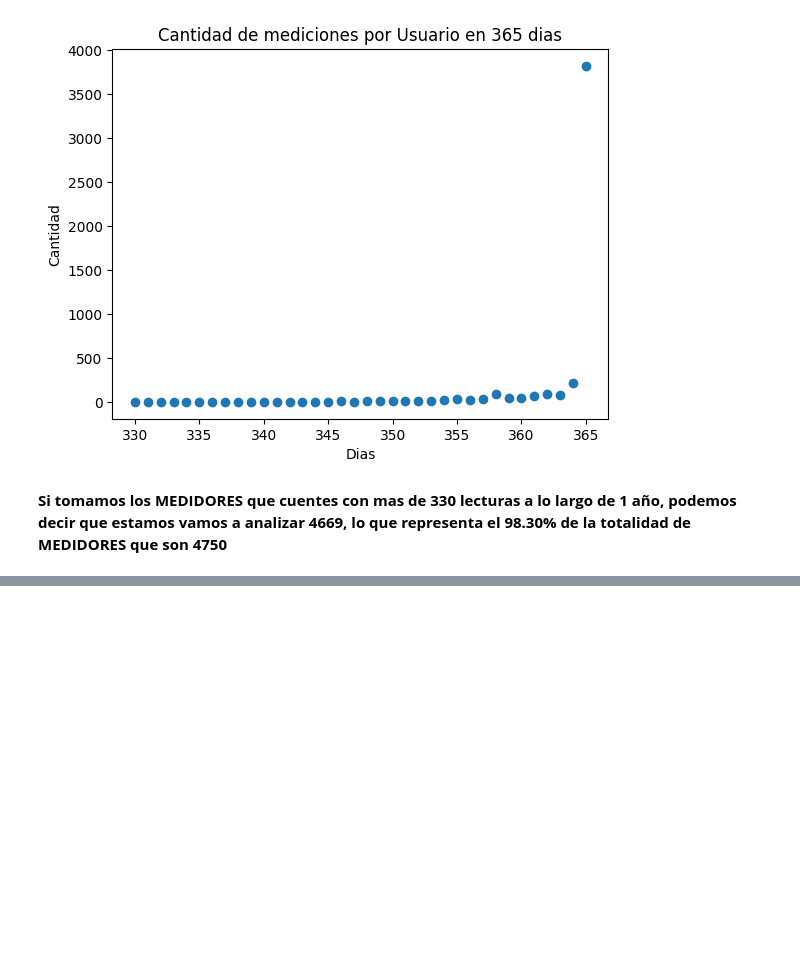
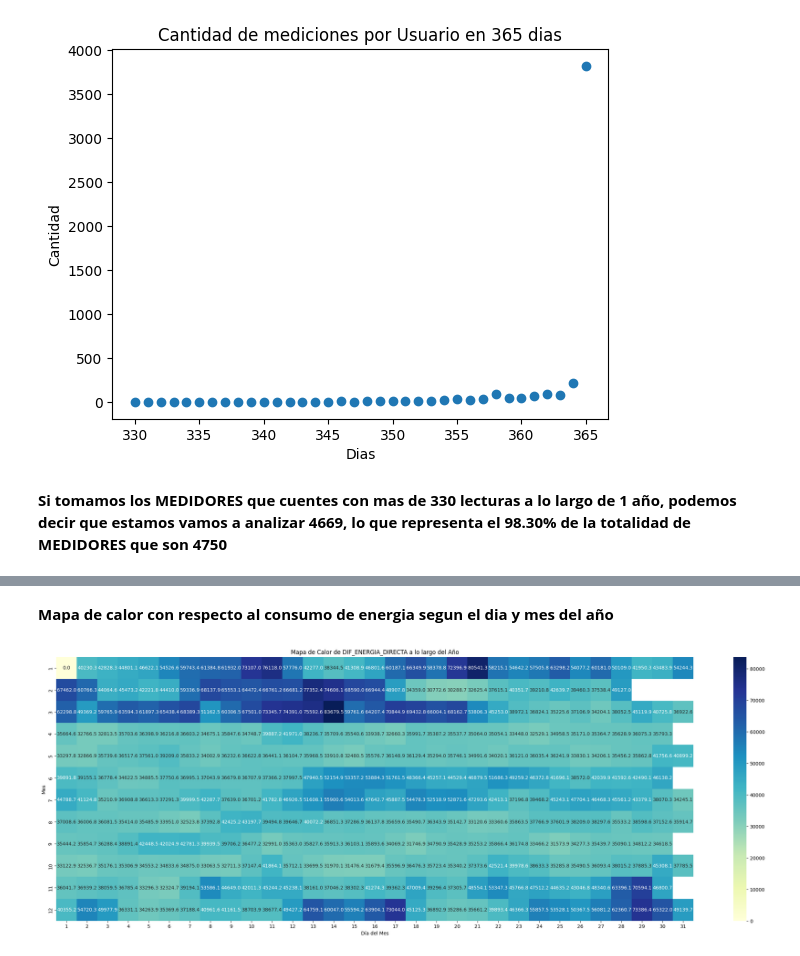
Before and after one commit to josezerda/DiploDatos2024_Mentoria, a Jupyter notebook: Notebook_Mentoria_TP_1.ipynb, the cells around one changed output, grey strips where cells are left out. Cells and saved outputs as stored; diff of their text form; code cells hidden in the pictures; blank space fills up the shorter version.

Commit message:
graficos de temperatura y consumo energetico

```diff
--- a/Notebook_Mentoria_TP_1.ipynb
+++ b/Notebook_Mentoria_TP_1.ipynb
@@ -749,0 +760,34 @@ plt.show()
+# %% [markdown]
+**Mapa de calor con respecto al consumo de energia segun el dia y mes del año**
+# %%
+import pandas as pd
+import numpy as np
+import seaborn as sns
+import matplotlib.pyplot as plt
+
+# Suponiendo que df_diario_combinado_renombrado ya está definido y contiene las columnas 'LECTURA' y 'DIF_ENERGIA_DIRECTA'
+
+# Asegurarse de que la columna 'LECTURA' sea de tipo datetime
+df_diario_combinado_renombrado['LECTURA'] = pd.to_datetime(df_diario_combinado_renombrado['LECTURA'])
+
+# Crear columnas adicionales para el heatmap, por ejemplo, mes y día
+df_diario_combinado_renombrado['Mes'] = df_diario_combinado_renombrado['LECTURA'].dt.month
+df_diario_combinado_renombrado['Día'] = df_diario_combinado_renombrado['LECTURA'].dt.day
+
+# Crear una tabla pivote
+pivot_table = df_diario_combinado_renombrado.pivot_table(
+    values='DIF_ENERGIA_DIRECTA',
+    index='Mes',
+    columns='Día',
+    aggfunc=np.sum
+)
+
+# Graficar el heatmap
+plt.figure(figsize=(30, 10))
+sns.heatmap(pivot_table, cmap='YlGnBu', annot=True, fmt=".1f")
+plt.title('Mapa de Calor de DIF_ENERGIA_DIRECTA a lo largo del Año')
+plt.xlabel('Día del Mes')
+plt.ylabel('Mes')
+plt.show()
+# %% [output]
+[figure, added]
```
Also changed, not shown: parts of 28 cells of this notebook.
